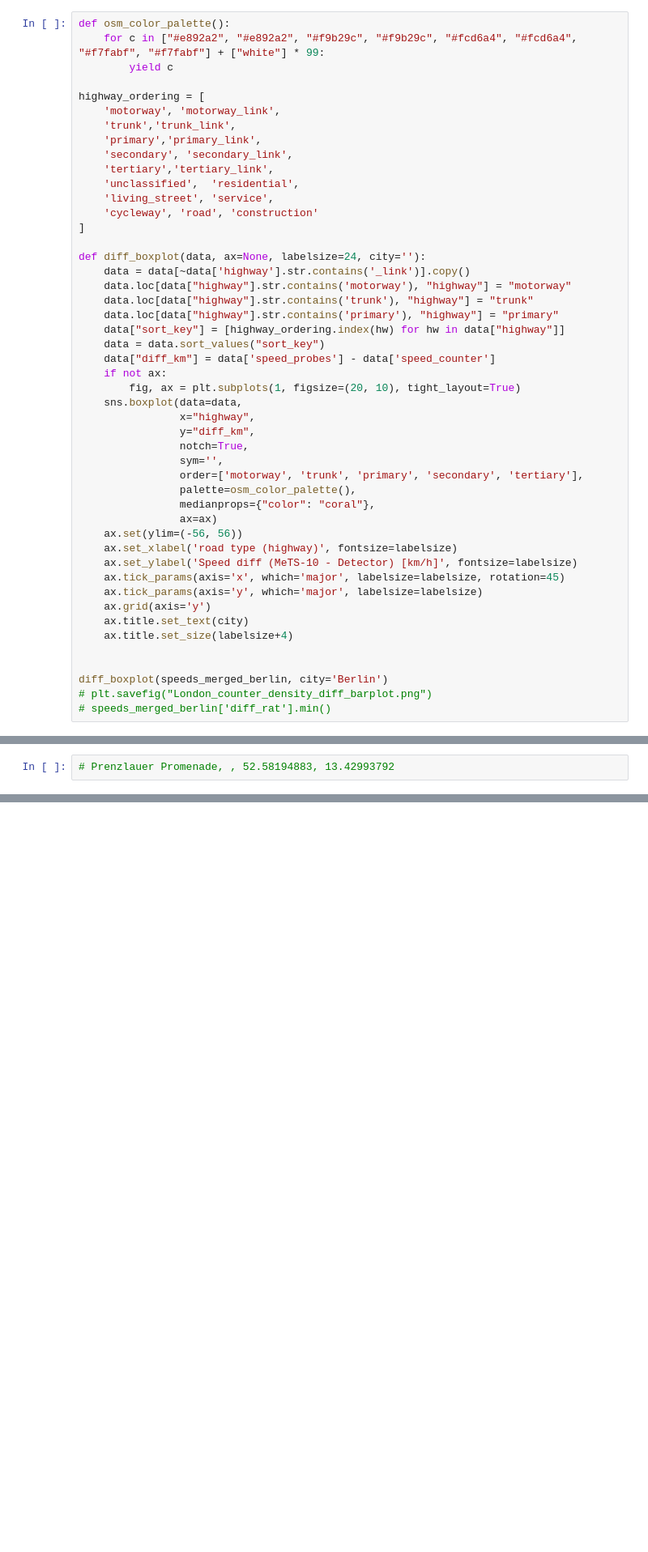
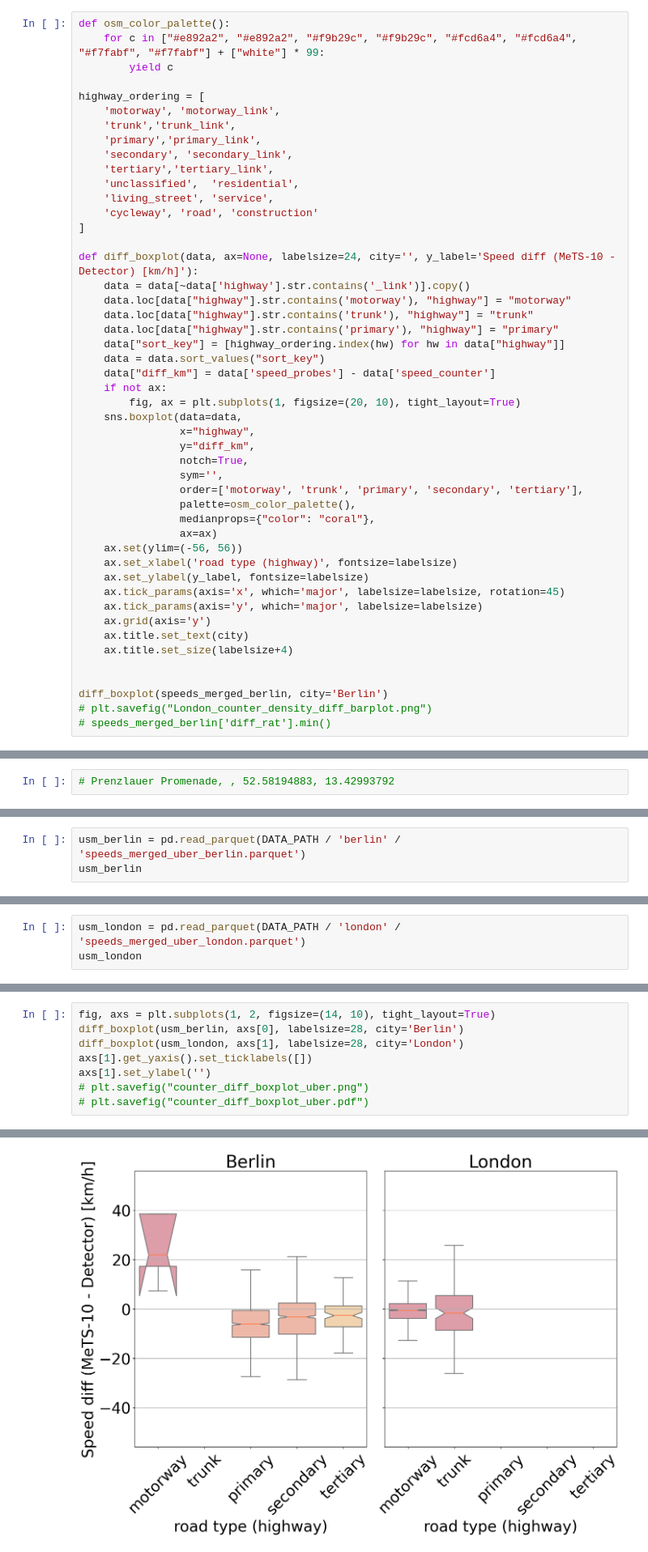
Before and after one commit to iarai/MeTS-10, a Jupyter notebook: analysis/val02_counters/exploration_plots.ipynb, the cells around one changed output, grey strips where cells are left out. Shown at 81% size. Drawn from its saved outputs; the diff is of its cells as text; blank space fills up the shorter version.

Commit message:
Comparing Uber speeds with Loop counter readings, baseline for comparison with MeTS-10

```diff
--- a/analysis/val02_counters/exploration_plots.ipynb
+++ b/analysis/val02_counters/exploration_plots.ipynb
@@ -234,7 +234,7 @@ highway_ordering = [
     'cycleway', 'road', 'construction'
 ]
 
-def diff_boxplot(data, ax=None, labelsize=24, city=''):
+def diff_boxplot(data, ax=None, labelsize=24, city='', y_label='Speed diff (MeTS-10 - Detector) [km/h]'):
     data = data[~data['highway'].str.contains('_link')].copy()
     data.loc[data["highway"].str.contains('motorway'), "highway"] = "motorway"
     data.loc[data["highway"].str.contains('trunk'), "highway"] = "trunk"
@@ -255,7 +255,7 @@ def diff_boxplot(data, ax=None, labelsize=24, city=''):
                 ax=ax)
     ax.set(ylim=(-56, 56))
     ax.set_xlabel('road type (highway)', fontsize=labelsize)
-    ax.set_ylabel('Speed diff (MeTS-10 - Detector) [km/h]', fontsize=labelsize)
+    ax.set_ylabel(y_label, fontsize=labelsize)
     ax.tick_params(axis='x', which='major', labelsize=labelsize, rotation=45)
     ax.tick_params(axis='y', which='major', labelsize=labelsize)
     ax.grid(axis='y')
@@ -374,0 +375,3 @@ diff_g0mwt_berlin[['id', 'v_kfz_det_hr', 'v_pkw_det_hr', 'speed_probes', 'diff_k
+# %%
+usm_berlin = pd.read_parquet(DATA_PATH / 'berlin' / 'speeds_merged_uber_berlin.parquet')
+usm_berlin
@@ -374,0 +392,3 @@ diff_g0mwt_berlin[['id', 'v_kfz_det_hr', 'v_pkw_det_hr', 'speed_probes', 'diff_k
+# %%
+usm_london = pd.read_parquet(DATA_PATH / 'london' / 'speeds_merged_uber_london.parquet')
+usm_london
@@ -374,0 +409,9 @@ diff_g0mwt_berlin[['id', 'v_kfz_det_hr', 'v_pkw_det_hr', 'speed_probes', 'diff_k
+# %%
+fig, axs = plt.subplots(1, 2, figsize=(14, 10), tight_layout=True)
+diff_boxplot(usm_berlin, axs[0], labelsize=28, city='Berlin')
+diff_boxplot(usm_london, axs[1], labelsize=28, city='London')
+axs[1].get_yaxis().set_ticklabels([])
+axs[1].set_ylabel('')
+# plt.savefig("counter_diff_boxplot_uber.png")
+# plt.savefig("counter_diff_boxplot_uber.pdf")
+# %% [output]
@@ -374,0 +419 @@ diff_g0mwt_berlin[['id', 'v_kfz_det_hr', 'v_pkw_det_hr', 'speed_probes', 'diff_k
+[figure, added]
```
Also changed, not shown: parts of 7 cells of this notebook, 6 other files.
